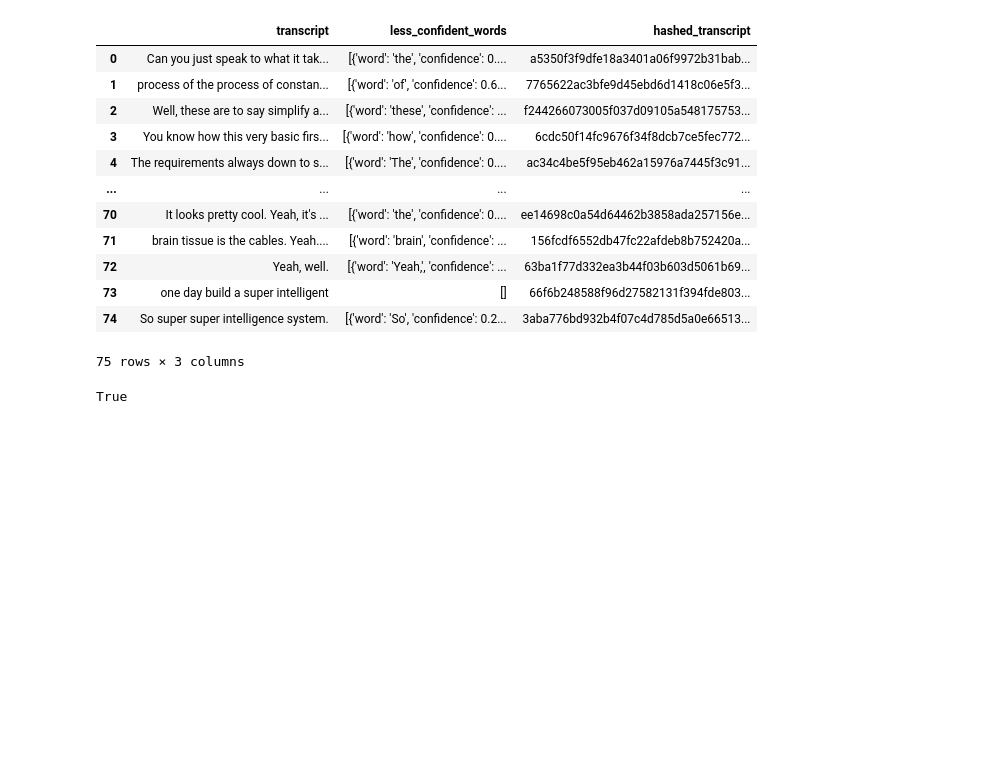
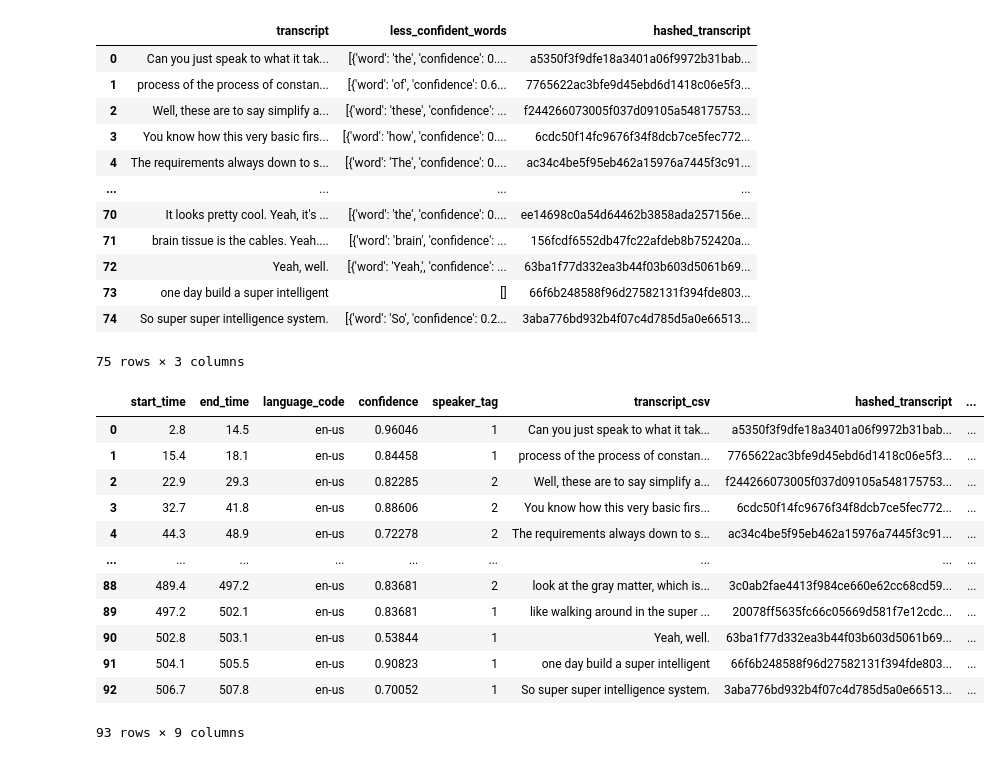
Before and after one commit to sudheera-94/ai_with_langchain, a Jupyter notebook: Projects/01. Podcast Summary App/google_speech_to_text_test.ipynb, the cells around one changed output. Cells and saved outputs as stored; diff of their text form; code cells hidden in the pictures; blank space fills up the shorter version.

Commit message:
merged csv and json

```diff
--- a/Projects/01. Podcast Summary App/google_speech_to_text_test.ipynb
+++ b/Projects/01. Podcast Summary App/google_speech_to_text_test.ipynb
@@ -250,5 +250,20 @@ transcript_json_df
 | 74 | So super super intelligence system. | [{'word': 'So', 'confidence': 0.2... | 3aba776bd932b4f07c4d785d5a0e66513... |
 75 rows × 3 columns
 # %%
+# merge two dataframes
+transcript_merged_df = pd.merge(transcript_df, transcript_json_df, on='hashed_transcript', how='left', suffixes=('_csv', '_json'))
+transcript_merged_df
 # %% [output]
+|  | start_time | end_time | language_code | confidence | speaker_tag | transcript_csv | hashed_transcript | ... |
+| 0 | 2.8 | 14.5 | en-us | 0.96046 | 1 | Can you just speak to what it tak... | a5350f3f9dfe18a3401a06f9972b31bab... | ... |
+| 1 | 15.4 | 18.1 | en-us | 0.84458 | 1 | process of the process of constan... | 7765622ac3bfe9d45ebd6d1418c06e5f3... | ... |
+| 2 | 22.9 | 29.3 | en-us | 0.82285 | 2 | Well, these are to say simplify a... | f244266073005f037d09105a548175753... | ... |
+| 3 | 32.7 | 41.8 | en-us | 0.88606 | 2 | You know how this very basic firs... | 6cdc50f14fc9676f34f8dcb7ce5fec772... | ... |
+| 4 | 44.3 | 48.9 | en-us | 0.72278 | 2 | The requirements always down to s... | ac34c4be5f95eb462a15976a7445f3c91... | ... |
+| ... | ... | ... | ... | ... | ... | ... | ... | ... |
+| 88 | 489.4 | 497.2 | en-us | 0.83681 | 2 | look at the gray matter, which is... | 3c0ab2fae4413f984ce660e62cc68cd59... | ... |
+| 89 | 497.2 | 502.1 | en-us | 0.83681 | 1 | like walking around in the super ... | 20078ff5635fc66c05669d581f7e12cdc... | ... |
+| 90 | 502.8 | 503.1 | en-us | 0.53844 | 1 | Yeah, well. | 63ba1f77d332ea3b44f03b603d5061b69... | ... |
+| 91 | 504.1 | 505.5 | en-us | 0.90823 | 1 | one day build a super intelligent | 66f6b248588f96d27582131f394fde803... | ... |
+| 92 | 506.7 | 507.8 | en-us | 0.70052 | 1 | So super super intelligence system. | 3aba776bd932b4f07c4d785d5a0e66513... | ... |
-True
+93 rows × 9 columns
```
